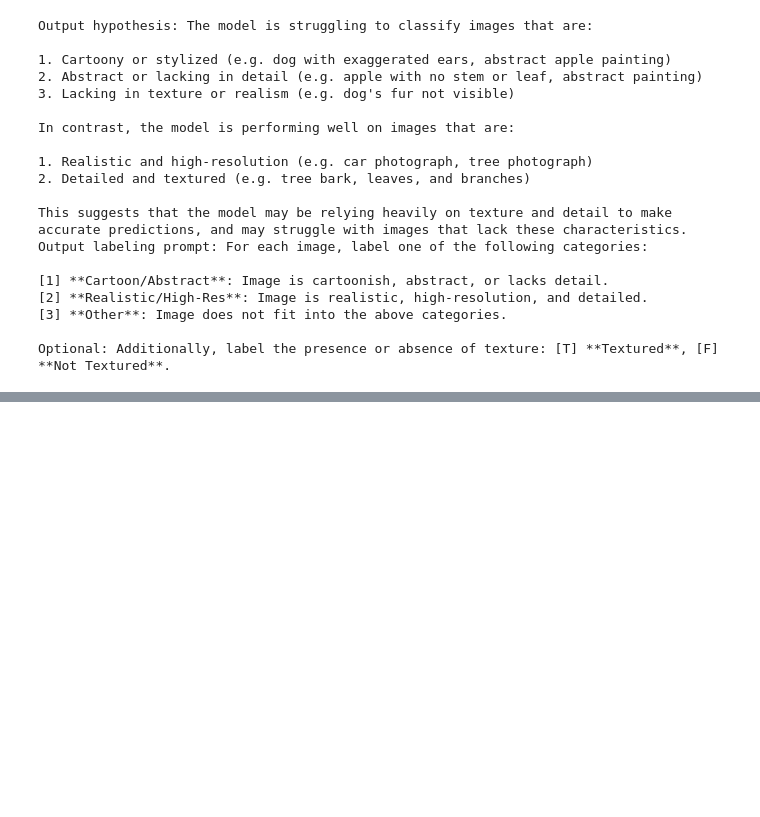
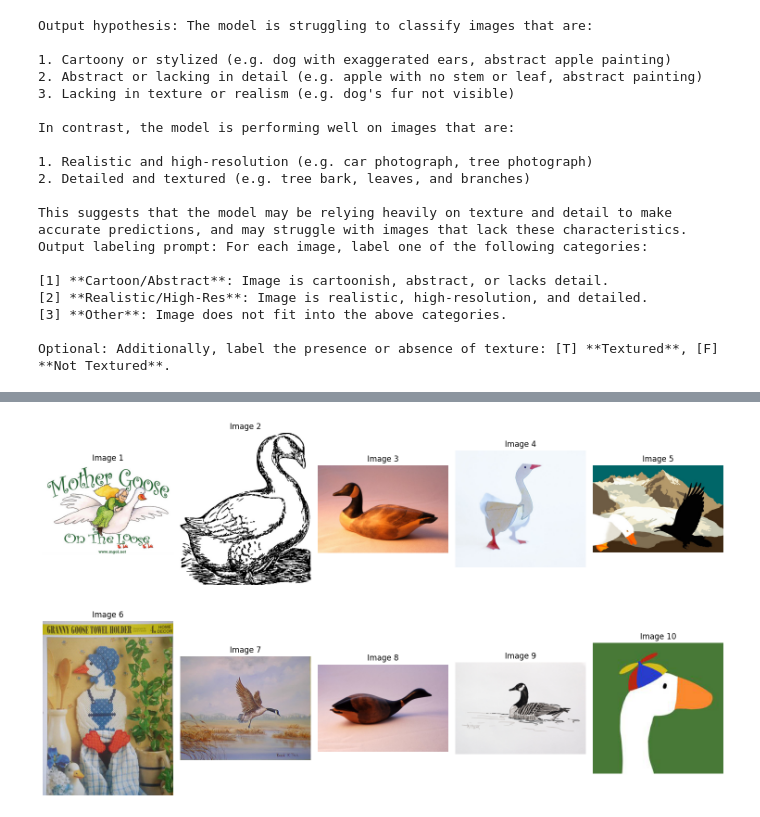
Before and after one commit to arushirai1/ErrAttr-ID, a Jupyter notebook: src/analysis_module_creation.ipynb, the cells around one changed output, grey strips where cells are left out. Cells and saved outputs as stored; diff of their text form; code cells hidden in the pictures; blank space fills up the shorter version.

```diff
--- a/src/analysis_module_creation.ipynb
+++ b/src/analysis_module_creation.ipynb
@@ -471,3 +453,13 @@ Output labeling prompt: For each image, label one of the following categories:
 [3] **Other**: Image does not fit into the above categories.
 
 Optional: Additionally, label the presence or absence of texture: [T] **Textured**, [F] **Not Textured**.
+# %%
+class_name = 'goose'
+test_labeling_prompt=f'''For each {class_name} image, label one of the following categories:
+[1] **Cartoon/Abstract**: Image is cartoonish, abstract, or lacks detail.
+[2] **Realistic/High-Res**: Image is realistic, high-resolution, and detailed.
+[3] **Other**: Image does not fit into the above categories.'''
+
+# test_labeling_prompt='''For each image, label one of the following categories:
+# [1] Cartoon/Abstract [2] Realistic/High-Res [3] Other'''
+test_img_list = sample(dataset.data, lambda x: x['gt']=='goose')[0]
@@ -473,0 +479,15 @@ Optional: Additionally, label the presence or absence of texture: [T] **Textured
+# %%
+import matplotlib.pyplot as plt
+test_images = [dataset.load_image(img) for img in test_img_list]
+plt.figure(figsize=(15, 10))  # Adjust figure size as needed
+
+for i, img in enumerate(test_images):
+    plt.subplot(2, 5, i + 1)  # 2 rows, 5 columns grid
+    plt.imshow(img)
+    plt.axis('off')  # Turn off axes
+    plt.title(f"Image {i+1}")  # Optional: Add titles
+
+plt.tight_layout()
+plt.show()
+# %% [output]
+[figure, added]
```
Also changed, not shown: parts of 5 cells of this notebook.
